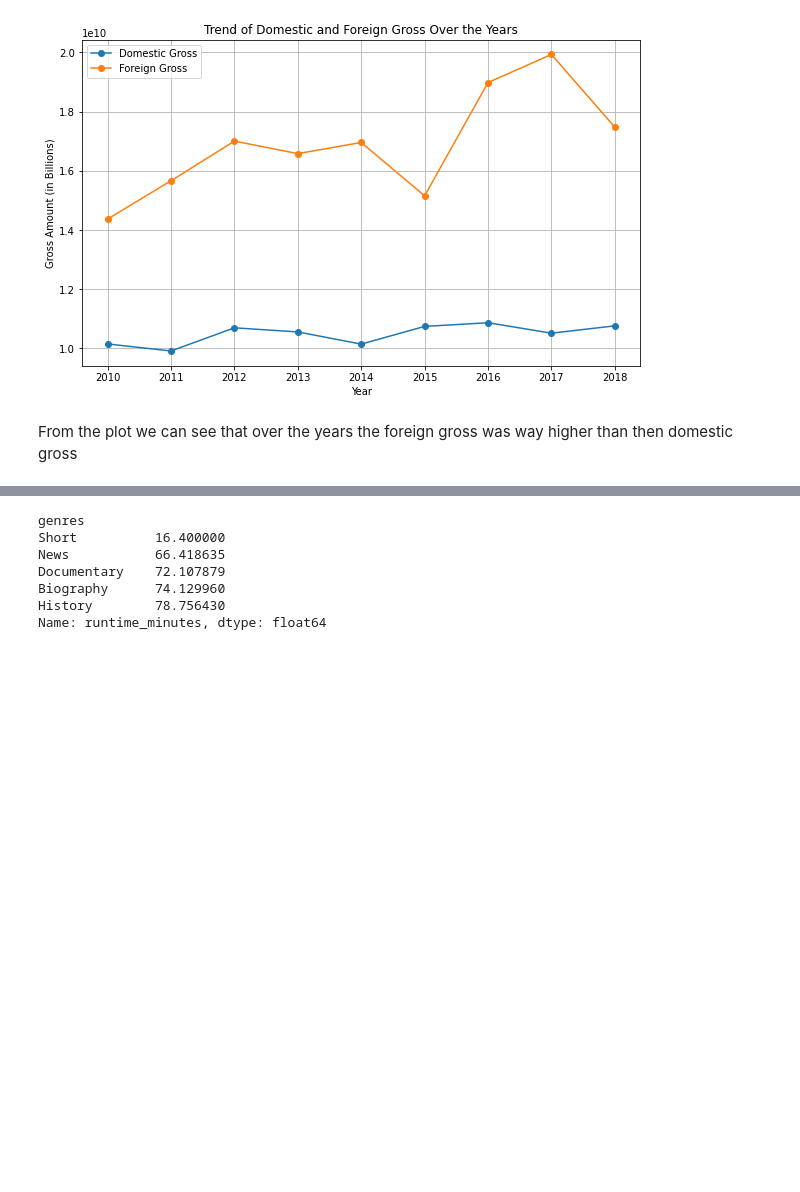
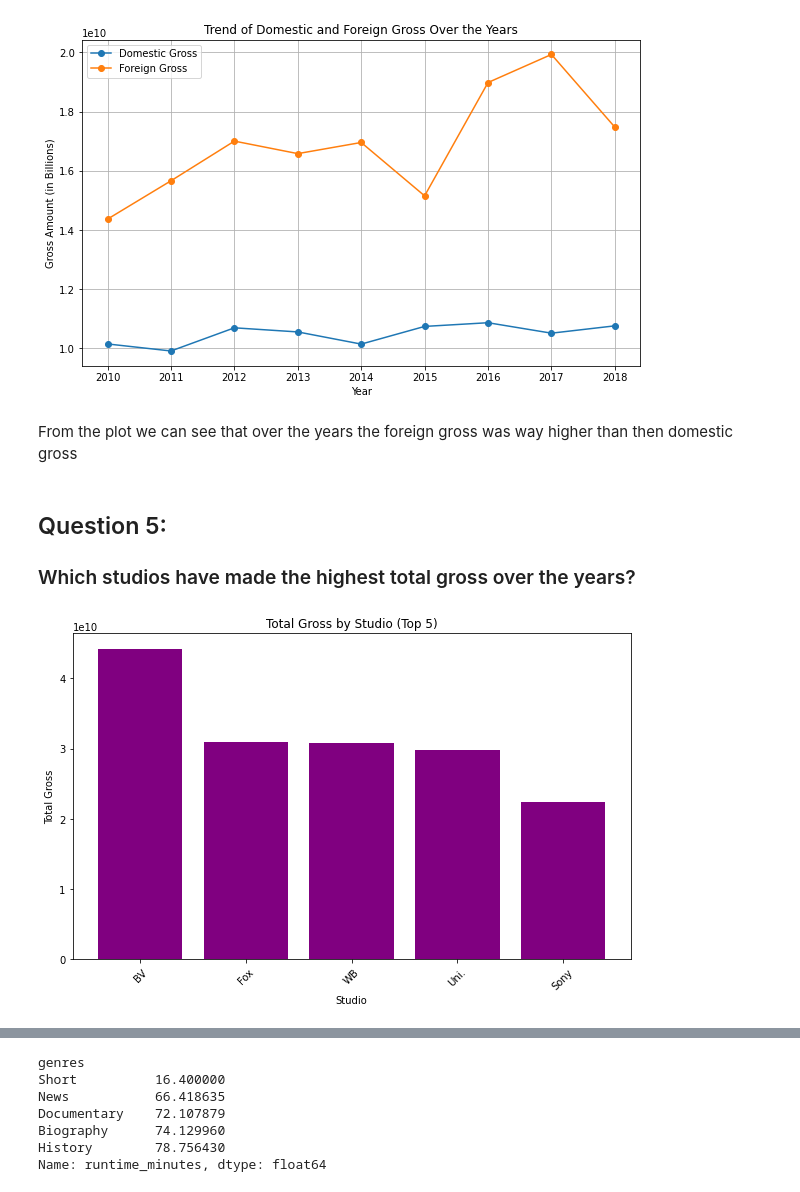
Before and after one commit to guddacandy/dsc-phase-1-project-v2-4, a Jupyter notebook: student.ipynb, the cells around one changed output, grey strips where cells are left out. Saved outputs shown, nothing was run; the diff lists cells and outputs as text; code cells hidden in the pictures; blank space fills up the shorter version.

```diff
--- a/student.ipynb
+++ b/student.ipynb
@@ -838,3 +879,29 @@ plt.show()
 [figure]
 # %% [markdown]
 From the plot we can see that over the years the foreign gross was way higher than then domestic gross
+# %% [markdown]
+## Question 5:
+### Which studios have made the highest total gross over the years?
+# %%
+# Group data by studio
+grouped = Budgets.groupby("studio")
+
+# Get the top 5 studios by Total Gross
+top_studios = grouped["Total_gross"].sum().sort_values(ascending=False).head().index
+
+# Create a figure
+plt.figure(figsize=(10, 6))
+
+# Plot the data on the specified axis as a bar plot
+plt.bar(top_studios, grouped["Total_gross"].sum().sort_values(ascending=False).head(), color='purple')
+
+#Set the titles and lables
+plt.xlabel("Studio")
+plt.ylabel("Total Gross")
+plt.title("Total Gross by Studio (Top 5)")
+plt.xticks(rotation=45)
+
+#Show plot
+plt.show()
+# %% [output]
+[figure, added]
```
Also changed, not shown: parts of 35 cells of this notebook, 2 other files.
